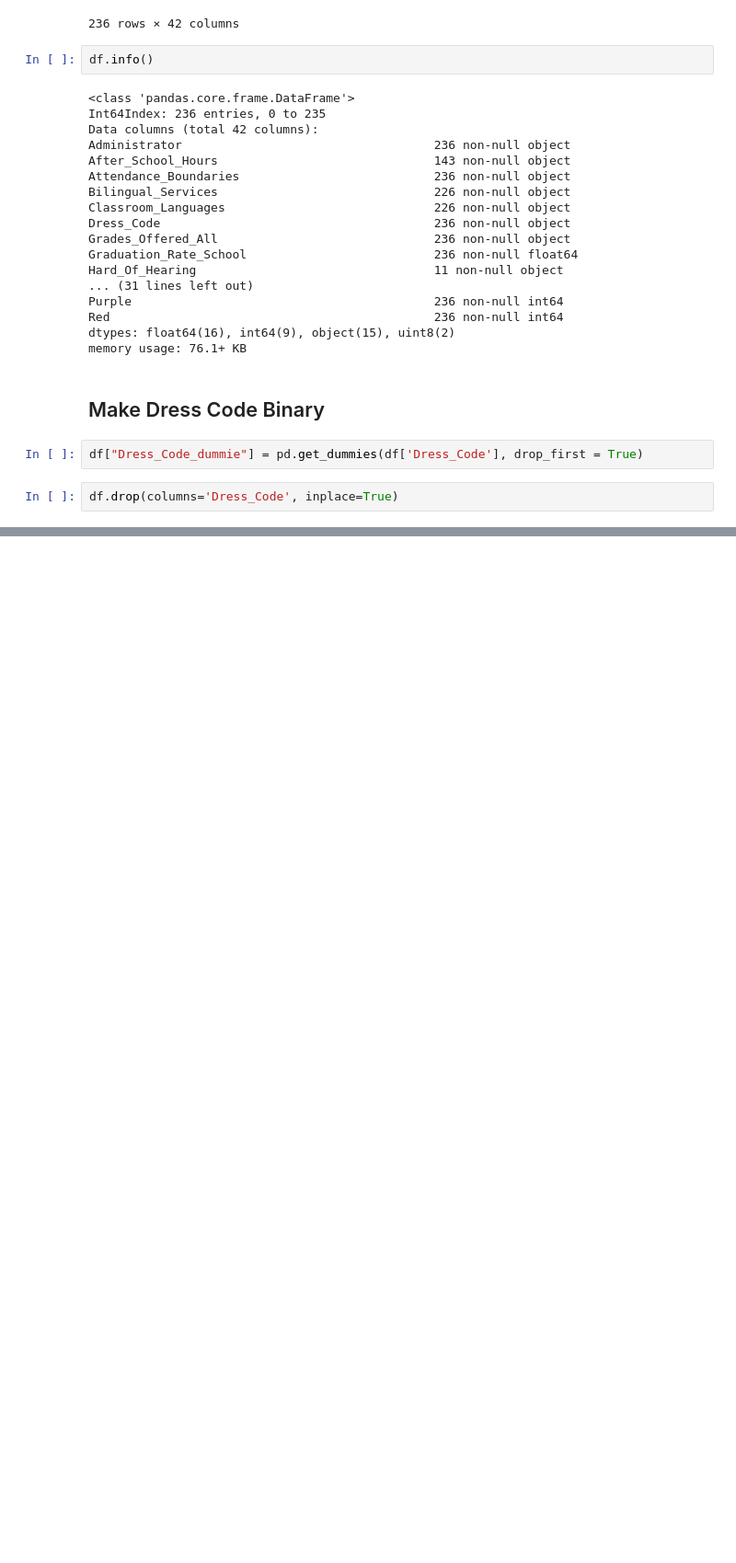
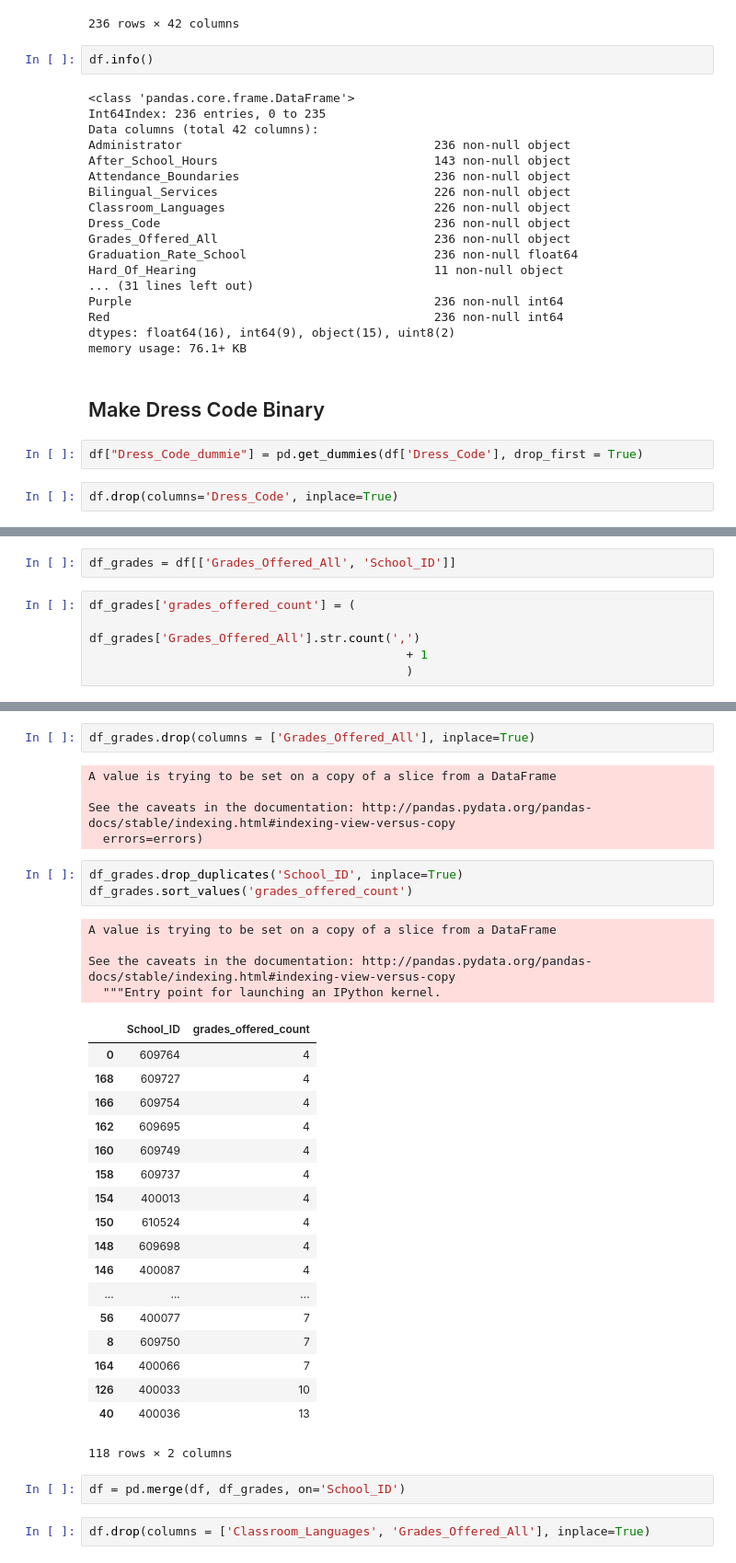
Before and after one commit to j-max/CPS_GradRate_Analysis, a Jupyter notebook: 02_CombinePickleandCVS.ipynb, the cells around one changed output, grey strips where cells are left out. Shown at 92% size. Cells and saved outputs as stored; diff of their text form; blank space fills up the shorter version.

Commit message:
Grade count and charter column added

```diff
--- a/02_CombinePickleandCVS.ipynb
+++ b/02_CombinePickleandCVS.ipynb
@@ -415,0 +430,7 @@ df.head()
+# %%
+df_grades = df[['Grades_Offered_All', 'School_ID']]
+# %%
+df_grades['grades_offered_count'] = (
+                                            df_grades['Grades_Offered_All'].str.count(',')
+                                            + 1
+                                            )
@@ -415,0 +454,37 @@ df.head()
+# %%
+df_grades.drop(columns = ['Grades_Offered_All'], inplace=True)
+# %% [output]
+A value is trying to be set on a copy of a slice from a DataFrame
+
+See the caveats in the documentation: http://pandas.pydata.org/pandas-docs/stable/indexing.html#indexing-view-versus-copy
+  errors=errors)
+# %%
+df_grades.drop_duplicates('School_ID', inplace=True)
+df_grades.sort_values('grades_offered_count')
+# %% [output]
+A value is trying to be set on a copy of a slice from a DataFrame
+
+See the caveats in the documentation: http://pandas.pydata.org/pandas-docs/stable/indexing.html#indexing-view-versus-copy
+  """Entry point for launching an IPython kernel.
+|  | School_ID | grades_offered_count |
+| 0 | 609764 | 4 |
+| 168 | 609727 | 4 |
+| 166 | 609754 | 4 |
+| 162 | 609695 | 4 |
+| 160 | 609749 | 4 |
+| 158 | 609737 | 4 |
+| 154 | 400013 | 4 |
+| 150 | 610524 | 4 |
+| 148 | 609698 | 4 |
+| 146 | 400087 | 4 |
+| ... | ... | ... |
+| 56 | 400077 | 7 |
+| 8 | 609750 | 7 |
+| 164 | 400066 | 7 |
+| 126 | 400033 | 10 |
+| 40 | 400036 | 13 |
+118 rows × 2 columns
+# %%
+df = pd.merge(df, df_grades, on='School_ID')
+# %%
+df.drop(columns = ['Classroom_Languages', 'Grades_Offered_All'], inplace=True)
```
Also changed, not shown: parts of 36 cells of this notebook.
